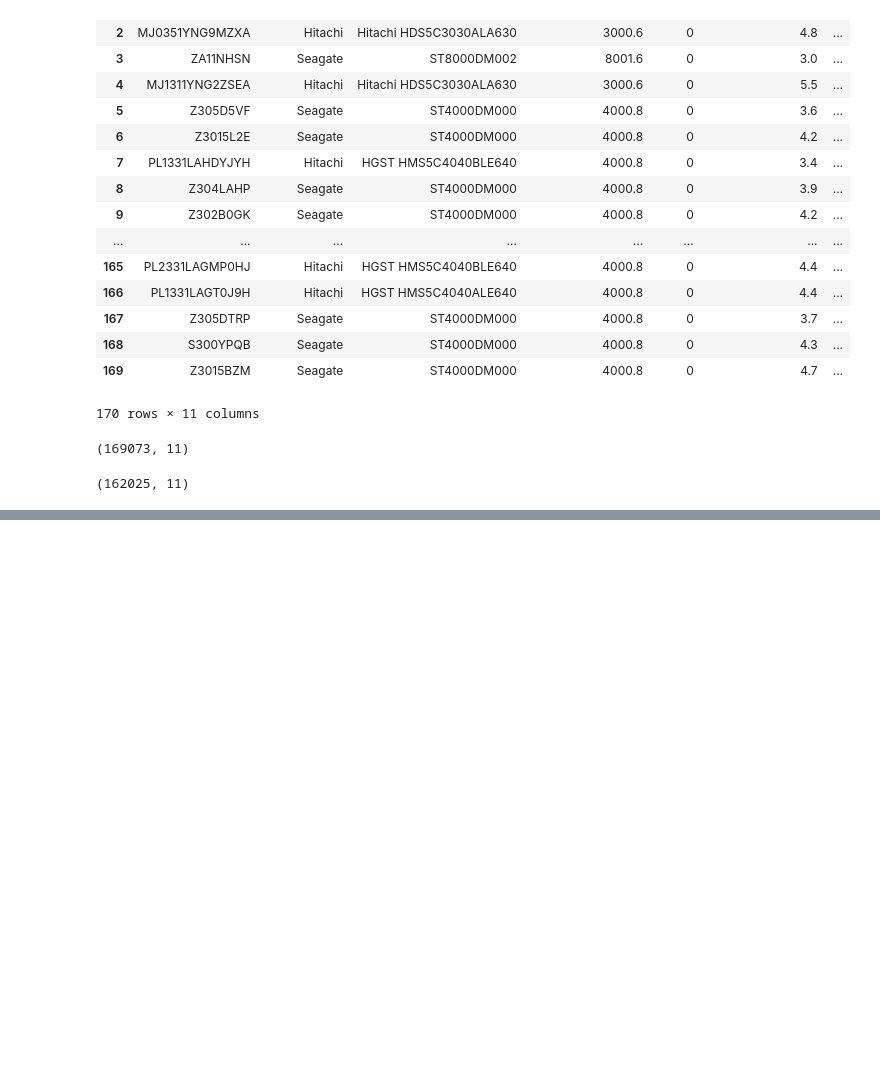
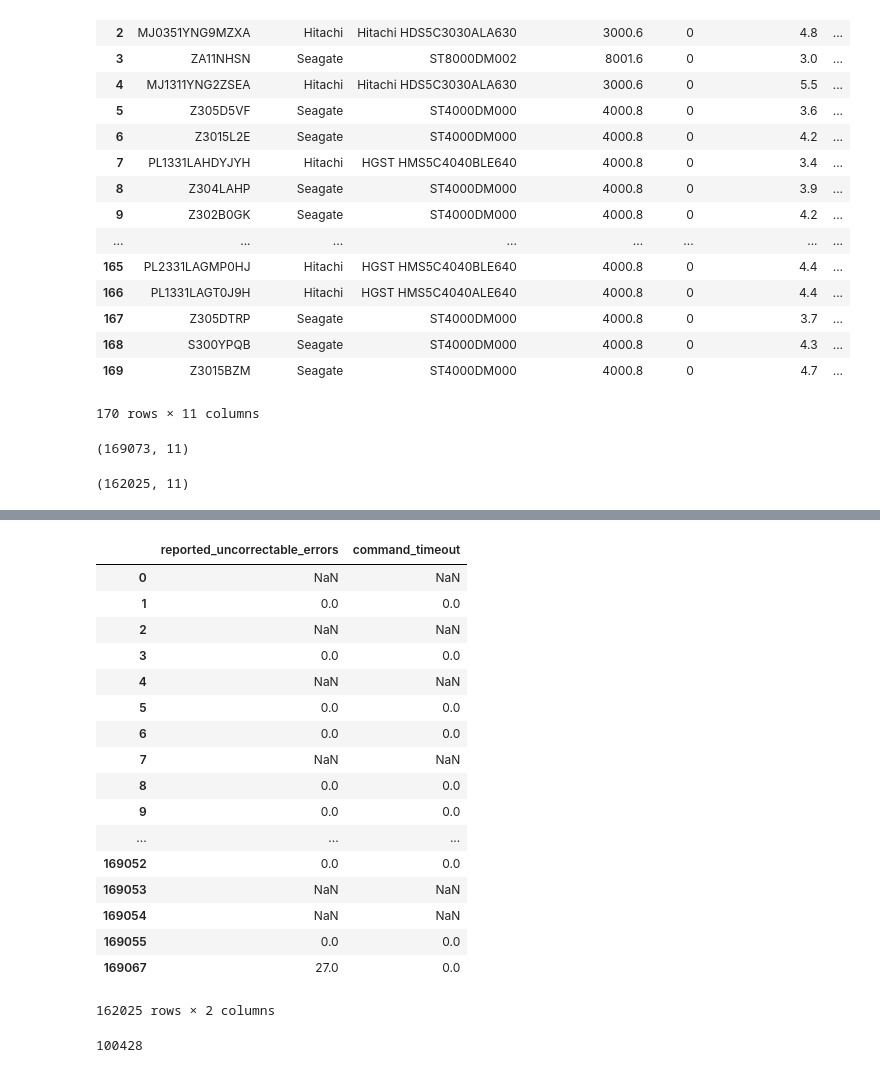
Before and after one commit to just-keep-spinning/hard-drive-project, a Jupyter notebook: tim_capstone_folder/pipeline.ipynb, the cells around one changed output, grey strips where cells are left out. Drawn from its saved outputs; the diff is of its cells as text; code cells hidden in the pictures; blank space fills up the shorter version.

```diff
--- a/tim_capstone_folder/pipeline.ipynb
+++ b/tim_capstone_folder/pipeline.ipynb
@@ -196,0 +243,26 @@ df.shape
+# %%
+null = df[['reported_uncorrectable_errors', 'command_timeout']]
+null
+# %% [output]
+|  | reported_uncorrectable_errors | command_timeout |
+| 0 | NaN | NaN |
+| 1 | 0.0 | 0.0 |
+| 2 | NaN | NaN |
+| 3 | 0.0 | 0.0 |
+| 4 | NaN | NaN |
+| 5 | 0.0 | 0.0 |
+| 6 | 0.0 | 0.0 |
+| 7 | NaN | NaN |
+| 8 | 0.0 | 0.0 |
+| 9 | 0.0 | 0.0 |
+| ... | ... | ... |
+| 169052 | 0.0 | 0.0 |
+| 169053 | NaN | NaN |
+| 169054 | NaN | NaN |
+| 169055 | 0.0 | 0.0 |
+| 169067 | 27.0 | 0.0 |
+162025 rows × 2 columns
+# %%
+(df.reported_uncorrectable_errors == 0).sum()
+# %% [output]
+100428
```
Also changed, not shown: parts of 23 cells of this notebook.
